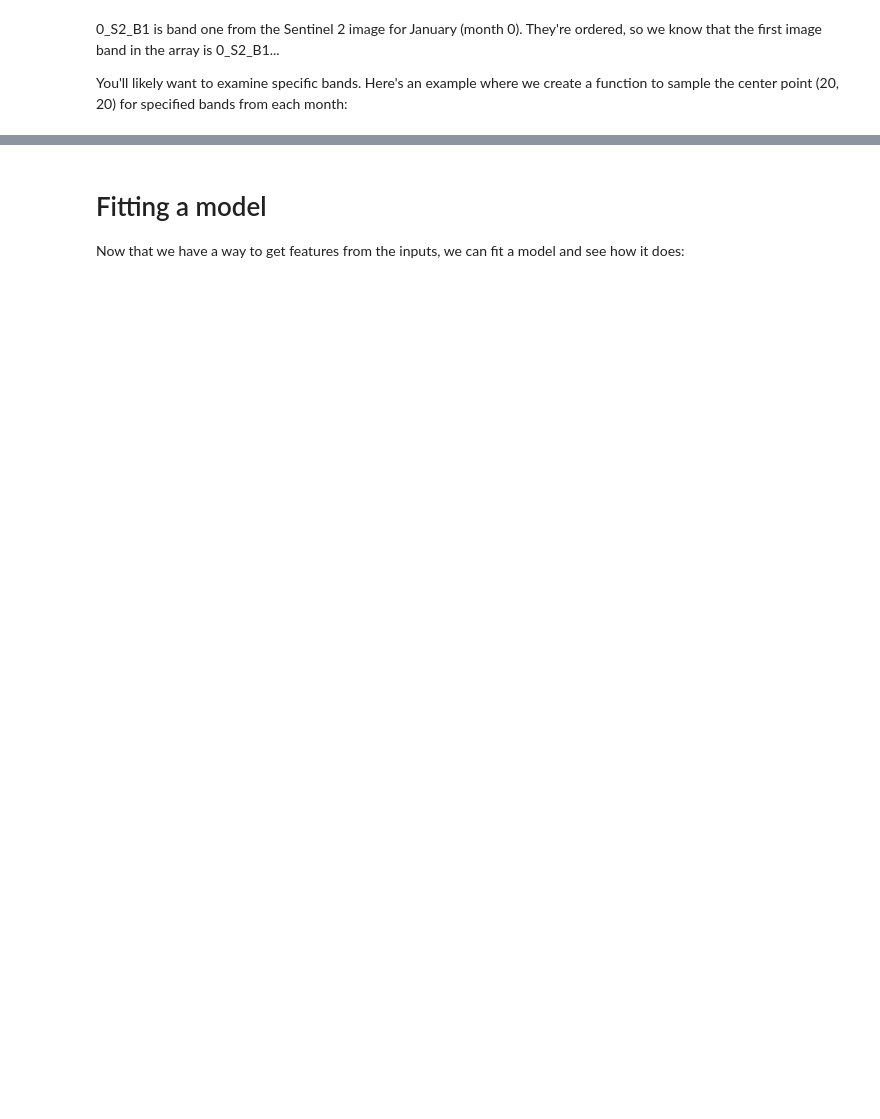
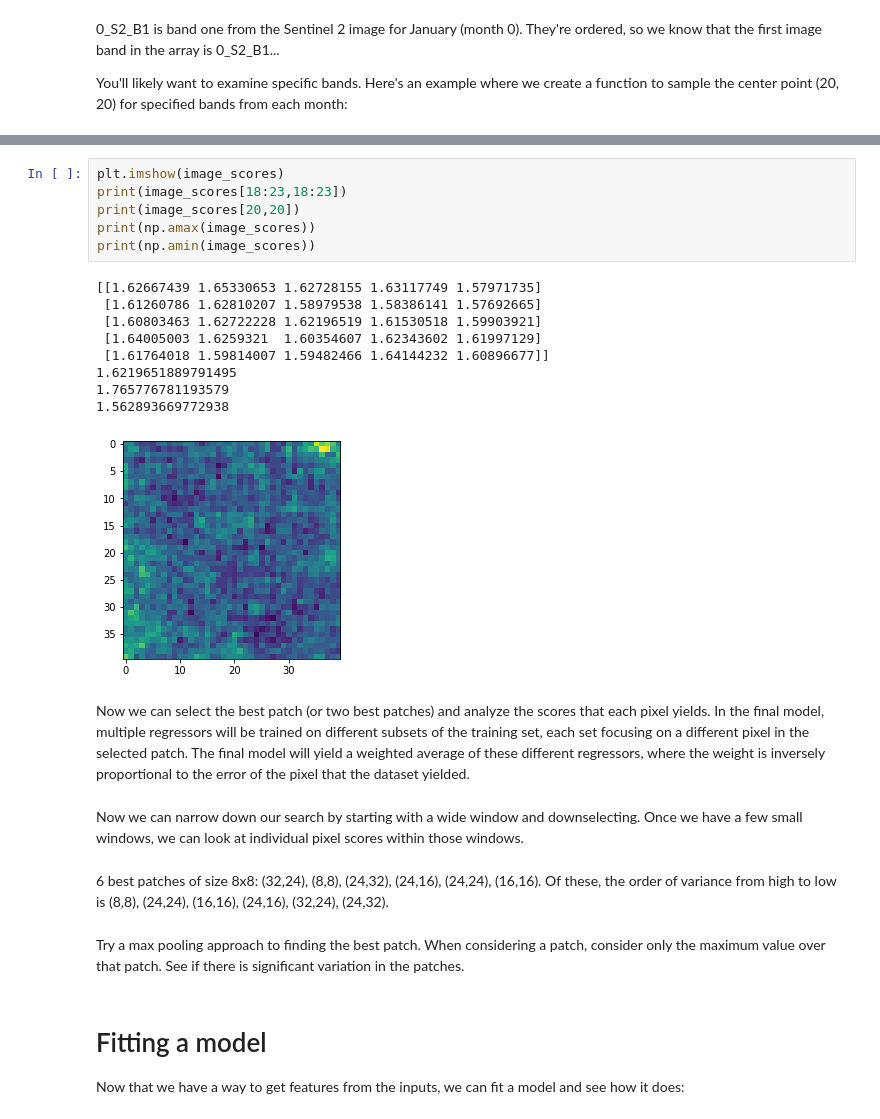
Before and after one commit to sam-ghala/CoRNN, a Jupyter notebook: data/Starter_Notebook_CGIAR_Yield_Estimation.ipynb, the cells around one changed output, grey strips where cells are left out. Saved outputs shown, nothing was run; the diff lists cells and outputs as text; blank space fills up the shorter version.

```diff
--- a/data/Starter_Notebook_CGIAR_Yield_Estimation.ipynb
+++ b/data/Starter_Notebook_CGIAR_Yield_Estimation.ipynb
@@ -288,3 +425,29 @@ train_sampled.head()
+# %%
+plt.imshow(image_scores)
+print(image_scores[18:23,18:23])
+print(image_scores[20,20])
+print(np.amax(image_scores))
+print(np.amin(image_scores))
+# %% [output]
+[[1.62667439 1.65330653 1.62728155 1.63117749 1.57971735]
+ [1.61260786 1.62810207 1.58979538 1.58386141 1.57692665]
+ [1.60803463 1.62722228 1.62196519 1.61530518 1.59903921]
+ [1.64005003 1.6259321  1.60354607 1.62343602 1.61997129]
+ [1.61764018 1.59814007 1.59482466 1.64144232 1.60896677]]
+1.6219651889791495
+1.765776781193579
+1.562893669772938
+[figure, added]
+# %% [markdown]
+Now we can select the best patch (or two best patches) and analyze the scores that each pixel yields. In the final model, multiple regressors will be trained on different subsets of the training set, each set focusing on a different pixel in the selected patch. The final model will yield a weighted average of these different regressors, where the weight is inversely proportional to the error of the pixel that the dataset yielded.
+# %% [markdown]
+Now we can narrow down our search by starting with a wide window and downselecting. Once we have a few small windows, we can look at individual pixel scores within those windows.
+# %% [markdown]
+6 best patches of size 8x8:
+(32,24), (8,8), (24,32), (24,16), (24,24), (16,16).
+Of these, the order of variance from high to low is (8,8), (24,24), (16,16), (24,16), (32,24), (24,32).
+# %% [markdown]
+Try a max pooling approach to finding the best patch. When considering a patch, consider only the maximum value over that patch. See if there is significant variation in the patches.
 # %% [markdown]
 # Fitting a model
 
```
Also changed, not shown: parts of 34 cells of this notebook.
